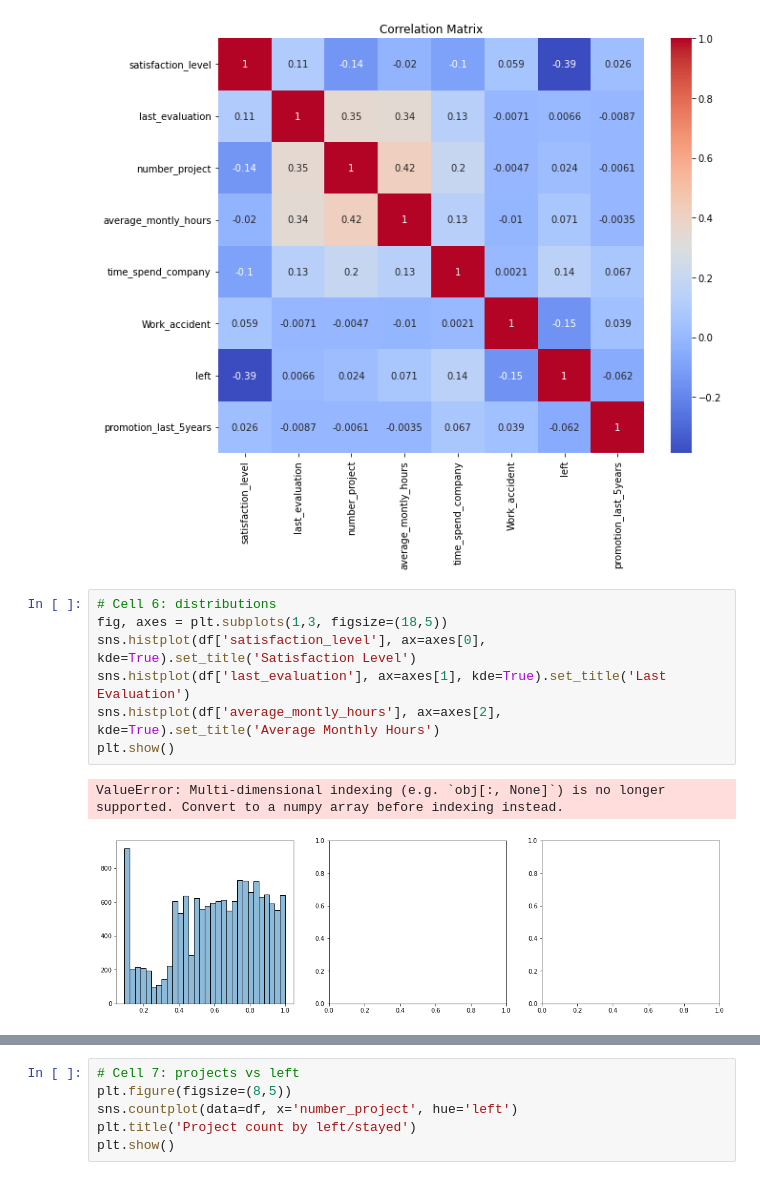
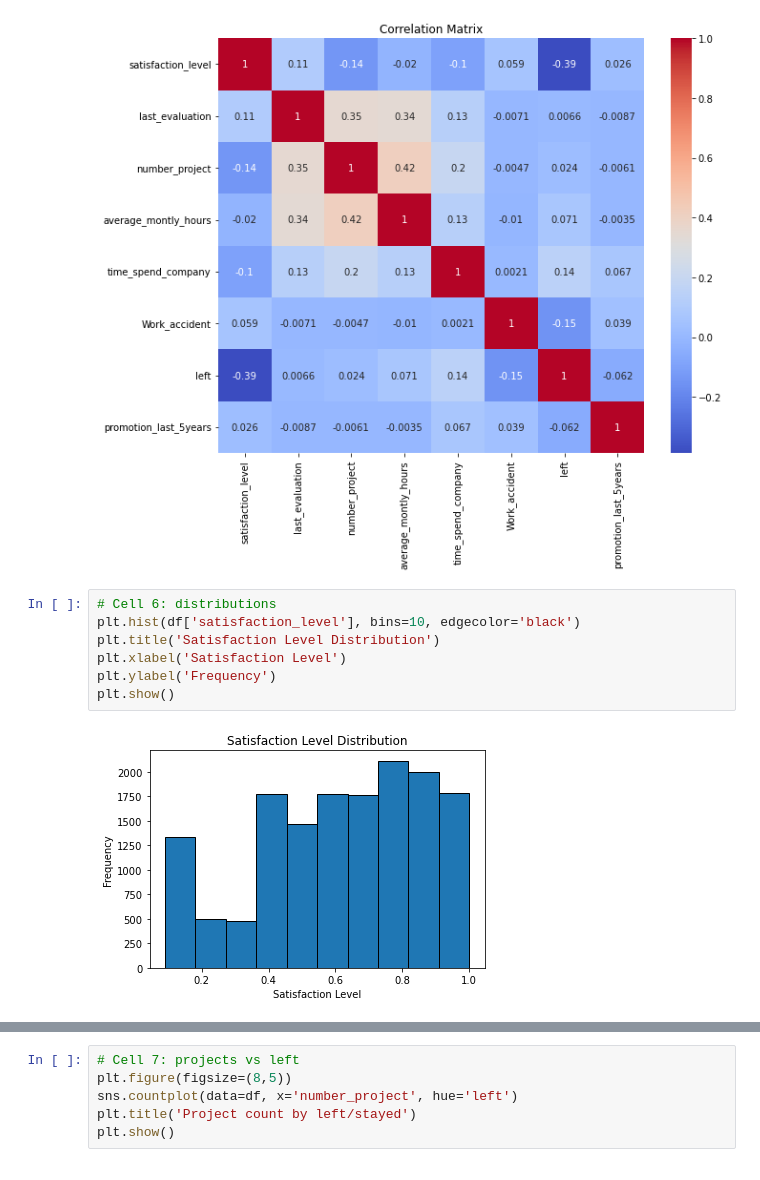
Before and after one commit to NitinJayavarapu12/Employee-Turnover-Analysis, a Jupyter notebook: Employee_Code.ipynb, the cells around one changed output, grey strips where cells are left out. Cells and saved outputs as stored; diff of their text form.

```diff
--- a/Employee_Code.ipynb
+++ b/Employee_Code.ipynb
@@ -105,11 +99,10 @@ plt.show()
 [figure]
 # %%
 # Cell 6: distributions
-fig, axes = plt.subplots(1,3, figsize=(18,5))
-sns.histplot(df['satisfaction_level'], ax=axes[0], kde=True).set_title('Satisfaction Level')
-sns.histplot(df['last_evaluation'], ax=axes[1], kde=True).set_title('Last Evaluation')
-sns.histplot(df['average_montly_hours'], ax=axes[2], kde=True).set_title('Average Monthly Hours')
+plt.hist(df['satisfaction_level'], bins=10, edgecolor='black')
+plt.title('Satisfaction Level Distribution')
+plt.xlabel('Satisfaction Level')
+plt.ylabel('Frequency')
 plt.show()
 # %% [output]
-ValueError: Multi-dimensional indexing (e.g. `obj[:, None]`) is no longer supported. Convert to a numpy array before indexing instead.
-[figure, old version]
+[figure, new version]
```
Also changed, not shown: parts of 26 cells of this notebook.
